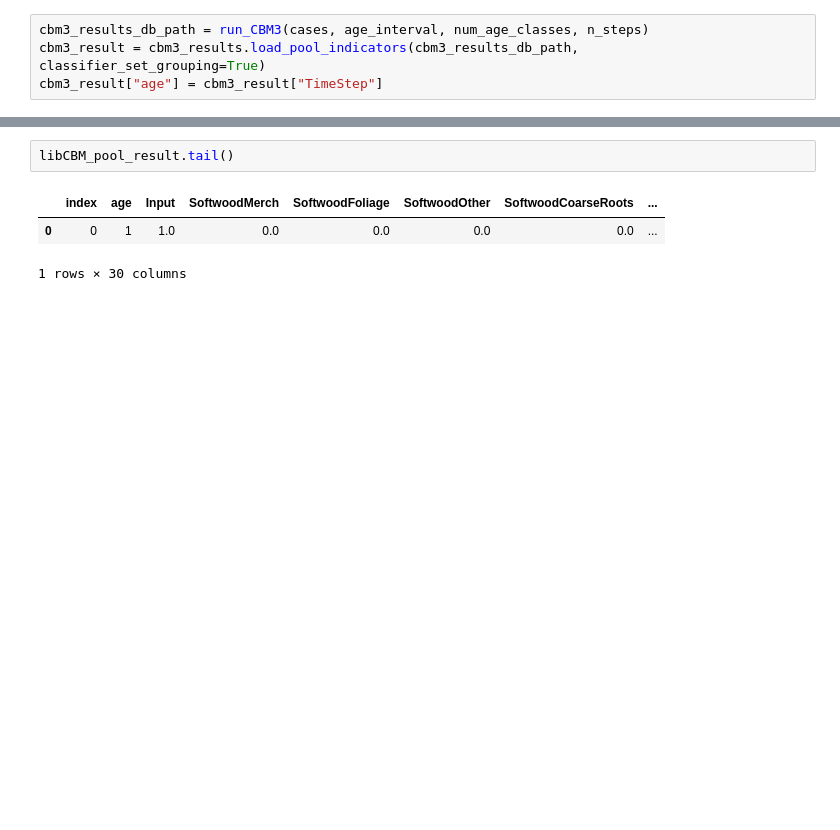
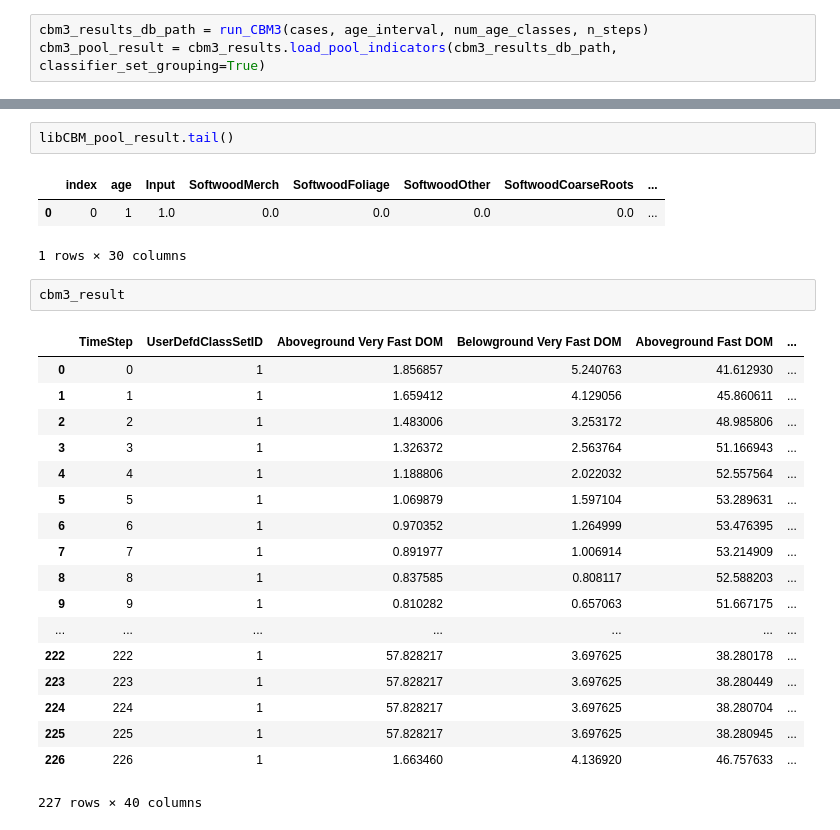
Before and after one commit to cat-cfs/libcbm_py, a Jupyter notebook: stand_level_testing.ipynb, the cells around one changed output, grey strips where cells are left out. Saved outputs shown, nothing was run; the diff lists cells and outputs as text; blank space fills up the shorter version.

```diff
--- a/stand_level_testing.ipynb
+++ b/stand_level_testing.ipynb
@@ -238,5 +239,4 @@ libCBM_pool_result["identifier"] = (libCBM_pool_result["index"]+1).apply(get_cla
 libCBM_spinup_debug = libCBM_result["spinup_debug"]
 # %%
 cbm3_results_db_path = run_CBM3(cases, age_interval, num_age_classes, n_steps)
-cbm3_result = cbm3_results.load_pool_indicators(cbm3_results_db_path, classifier_set_grouping=True)
-cbm3_result["age"] = cbm3_result["TimeStep"]
+cbm3_pool_result = cbm3_results.load_pool_indicators(cbm3_results_db_path, classifier_set_grouping=True)
@@ -309,3 +355,24 @@ libCBM_pool_result.tail()
 |  | index | age | Input | SoftwoodMerch | SoftwoodFoliage | SoftwoodOther | SoftwoodCoarseRoots | ... |
 | 0 | 0 | 1 | 1.0 | 0.0 | 0.0 | 0.0 | 0.0 | ... |
 1 rows × 30 columns
+# %%
+cbm3_result
+# %% [output]
+|  | TimeStep | UserDefdClassSetID | Aboveground Very Fast DOM | Belowground Very Fast DOM | Aboveground Fast DOM | ... |
+| 0 | 0 | 1 | 1.856857 | 5.240763 | 41.612930 | ... |
+| 1 | 1 | 1 | 1.659412 | 4.129056 | 45.860611 | ... |
+| 2 | 2 | 1 | 1.483006 | 3.253172 | 48.985806 | ... |
+| 3 | 3 | 1 | 1.326372 | 2.563764 | 51.166943 | ... |
+| 4 | 4 | 1 | 1.188806 | 2.022032 | 52.557564 | ... |
+| 5 | 5 | 1 | 1.069879 | 1.597104 | 53.289631 | ... |
+| 6 | 6 | 1 | 0.970352 | 1.264999 | 53.476395 | ... |
+| 7 | 7 | 1 | 0.891977 | 1.006914 | 53.214909 | ... |
+| 8 | 8 | 1 | 0.837585 | 0.808117 | 52.588203 | ... |
+| 9 | 9 | 1 | 0.810282 | 0.657063 | 51.667175 | ... |
+| ... | ... | ... | ... | ... | ... | ... |
+| 222 | 222 | 1 | 57.828217 | 3.697625 | 38.280178 | ... |
+| 223 | 223 | 1 | 57.828217 | 3.697625 | 38.280449 | ... |
+| 224 | 224 | 1 | 57.828217 | 3.697625 | 38.280704 | ... |
+| 225 | 225 | 1 | 57.828217 | 3.697625 | 38.280945 | ... |
+| 226 | 226 | 1 | 1.663460 | 4.136920 | 46.757633 | ... |
+227 rows × 40 columns
```
Also changed, not shown: parts of 6 cells of this notebook, 2 other files.
